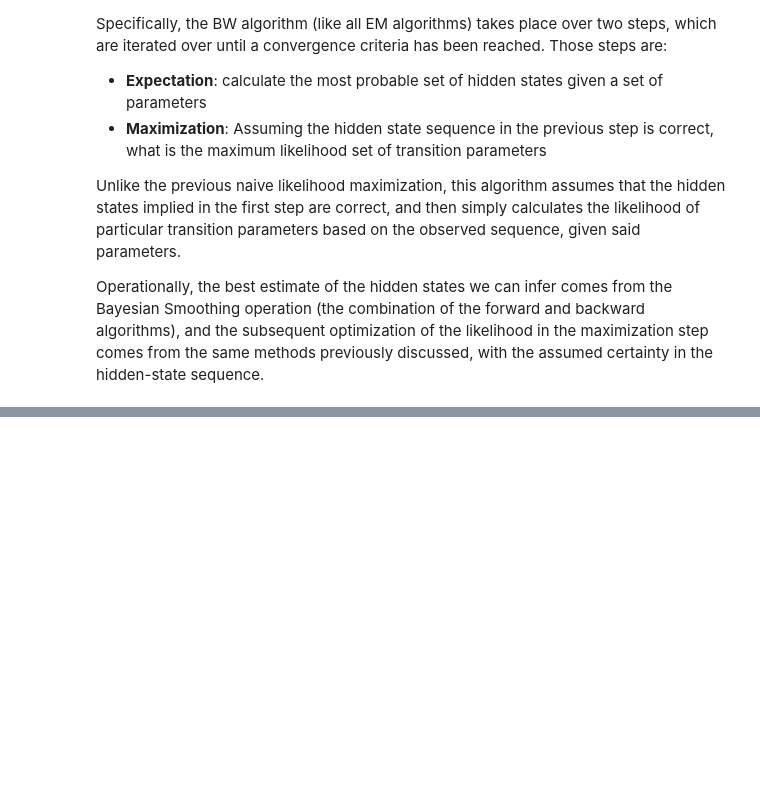
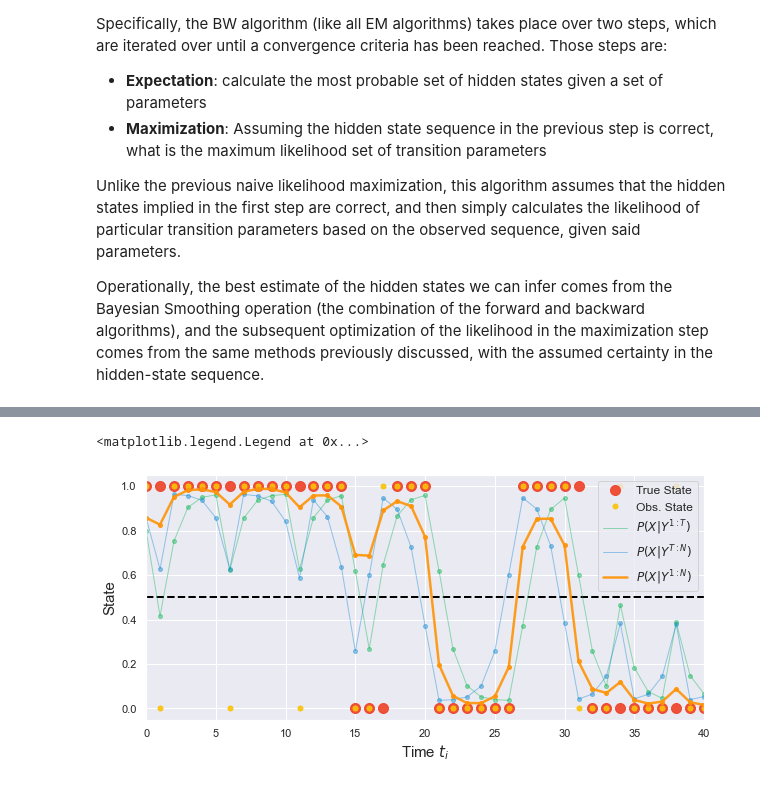
Before and after one commit to StevenJLarge/hmm, a Jupyter notebook: notebooks/07-slarge-baum-welch-optimization.ipynb, the cells around one changed output, grey strips where cells are left out. Saved outputs shown, nothing was run; the diff lists cells and outputs as text; code cells hidden in the pictures; blank space fills up the shorter version.

Commit message:
Smoother updates to B-W notebook

```diff
--- a/notebooks/07-slarge-baum-welch-optimization.ipynb
+++ b/notebooks/07-slarge-baum-welch-optimization.ipynb
@@ -67,0 +75,25 @@ bayes_infer.forward_tracker[10], bayes_infer.backward_tracker[10]
+# %%
+smooth_prob_one = [i[1] for i in bayes_infer.bayes_smoother]
+
+fig, ax = plt.subplots(1, 1, figsize=(10, 4.5))
+
+ax.axhline(0.5, linestyle='--', linewidth=2.0, color='k')
+
+ax.plot(state_ts, 'o', markersize=10, color=sns.xkcd_rgb["tomato"], alpha=0.9, label="True State")
+ax.plot(obs_ts, 'o', markersize=5, color=sns.xkcd_rgb["goldenrod"], alpha=0.9, label="Obs. State")
+
+ax.plot(fwd_prob_one, 'o', markersize=4, color=sns.xkcd_rgb["shamrock"], alpha=0.4)
+ax.plot(bak_prob_one, 'o', markersize=4, color=sns.xkcd_rgb["cerulean"], alpha=0.4)
+ax.plot(smooth_prob_one, 'o', markersize=4, color=sns.xkcd_rgb["tangerine"], alpha=0.9)
+
+ax.plot(fwd_prob_one, linewidth=1.0, color=sns.xkcd_rgb["shamrock"], alpha=0.4, label=r"$P(X|Y^{1:T})$")
+ax.plot(bak_prob_one, linewidth=1.0, color=sns.xkcd_rgb["cerulean"], alpha=0.4, label=r"$P(X|Y^{T:N})$")
+ax.plot(smooth_prob_one, linewidth=2.5, color=sns.xkcd_rgb["tangerine"], alpha=0.9, label=r"$P(X|Y^{1:N})$")
+
+ax.set_xlim([0,40])
+ax.set_xlabel(r"Time $t_i$", fontsize=15)
+ax.set_ylabel(r"State", fontsize=15)
+ax.legend(fontsize=12, ncol=1, frameon=True)
+# %% [output]
+<matplotlib.legend.Legend at 0x...>
+[figure, added]
```
Also changed, not shown: parts of 4 cells of this notebook.
